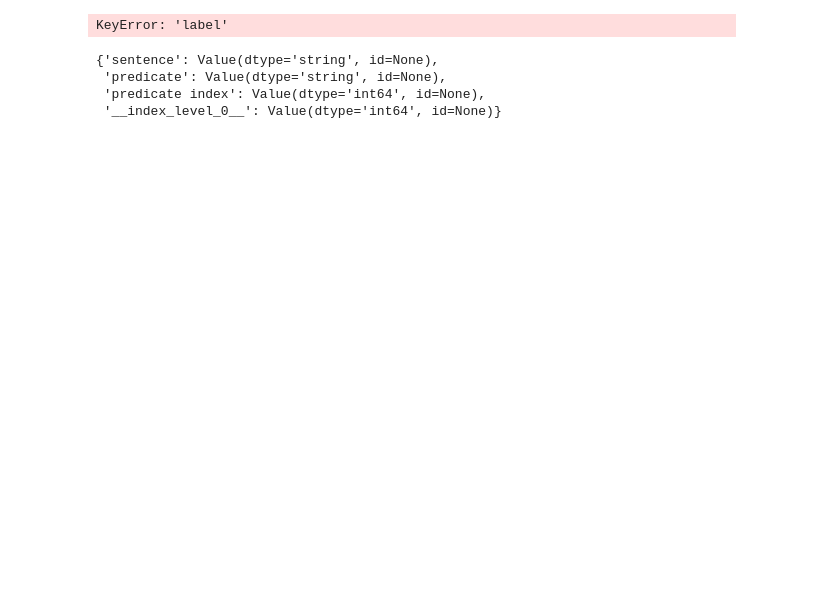
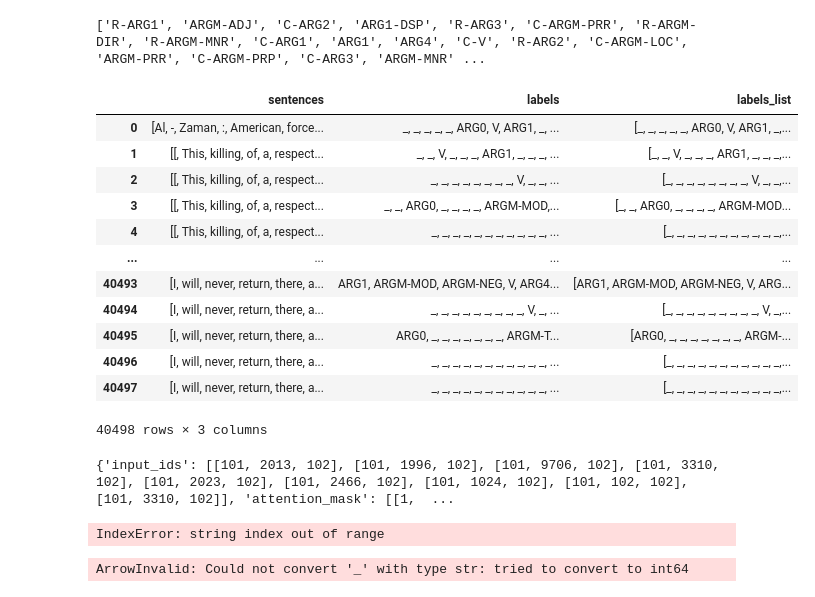
Before and after one commit to andpuc23/AdvancedNLP, a Jupyter notebook: Task_3/main.ipynb, the cells around one changed output. Saved outputs shown, nothing was run; the diff lists cells and outputs as text; code cells hidden in the pictures; blank space fills up the shorter version.

Commit message:
some errors

```diff
--- a/Task_3/main.ipynb
+++ b/Task_3/main.ipynb
@@ -10,7 +12,7 @@ from code_.bert import Tokenizer, convert_to_dataset, compute_metrics, task, bat
 # from datasets import load_metric
 # %%
 df_val = process_file('data/raw/en_ewt-up-dev.conllu')
-# df_train = process_file('data/raw/en_ewt-up-train.conllu')
+df_train = process_file('data/raw/en_ewt-up-train.conllu')
 df_test = process_file('data/raw/en_ewt-up-test.conllu')
 # %% [output]
 process_file(): dataframe len: 4979
@@ -36,4 +21,6 @@ labels_list = [] # to fill all possible gold labels here
+# %%
+df_val = extract_features(df_val)
+df_train = extract_features(df_train)
+df_test = extract_features(df_test)
 # %%
 dataset = convert_to_dataset(df_train, df_val, df_test)
-# %% [output]
-KeyError: 'label'
@@ -49,9 +27,27 @@ ds['test'] = ds_ts
-# %%
-ds['train'].features
-# %% [output]
-{'sentence': Value(dtype='string', id=None),
- 'predicate': Value(dtype='string', id=None),
- 'predicate index': Value(dtype='int64', id=None),
- '__index_level_0__': Value(dtype='int64', id=None)}
+# %%
+labels_list = get_labels_list_from_dataset(dataset)
+print(labels_list)
+# %% [output]
+['R-ARG1', 'ARGM-ADJ', 'C-ARG2', 'ARG1-DSP', 'R-ARG3', 'C-ARGM-PRR', 'R-ARGM-DIR', 'R-ARGM-MNR', 'C-ARG1', 'ARG1', 'ARG4', 'C-V', 'R-ARG2', 'C-ARGM-LOC', 'ARGM-PRR', 'C-ARGM-PRP', 'C-ARG3', 'ARGM-MNR' ...
 # %%
 tok = Tokenizer(model_checkpoint, labels_list)
+# %%
+dataset['train'].to_pandas()
+# %% [output]
+|  | sentences | labels | labels_list |
+| 0 | [Al, -, Zaman, :, American, force... | _, _, _, _, _, ARG0, V, ARG1, _, ... | [_, _, _, _, _, ARG0, V, ARG1, _,... |
+| 1 | [[, This, killing, of, a, respect... | _, _, V, _, _, _, ARG1, _, _, _, ... | [_, _, V, _, _, _, ARG1, _, _, _,... |
+| 2 | [[, This, killing, of, a, respect... | _, _, _, _, _, _, _, _, V, _, _, ... | [_, _, _, _, _, _, _, _, V, _, _,... |
+| 3 | [[, This, killing, of, a, respect... | _, _, ARG0, _, _, _, _, ARGM-MOD,... | [_, _, ARG0, _, _, _, _, ARGM-MOD... |
+| 4 | [[, This, killing, of, a, respect... | _, _, _, _, _, _, _, _, _, _, _, ... | [_, _, _, _, _, _, _, _, _, _, _,... |
+| ... | ... | ... | ... |
+| 40493 | [I, will, never, return, there, a... | ARG1, ARGM-MOD, ARGM-NEG, V, ARG4... | [ARG1, ARGM-MOD, ARGM-NEG, V, ARG... |
+| 40494 | [I, will, never, return, there, a... | _, _, _, _, _, _, _, _, _, V, _, ... | [_, _, _, _, _, _, _, _, _, V, _,... |
+| 40495 | [I, will, never, return, there, a... | ARG0, _, _, _, _, _, _, _, ARGM-T... | [ARG0, _, _, _, _, _, _, _, ARGM-... |
+| 40496 | [I, will, never, return, there, a... | _, _, _, _, _, _, _, _, _, _, _, ... | [_, _, _, _, _, _, _, _, _, _, _,... |
+| 40497 | [I, will, never, return, there, a... | _, _, _, _, _, _, _, _, _, _, _, ... | [_, _, _, _, _, _, _, _, _, _, _,... |
+40498 rows × 3 columns
+# %%
+tok.tokenizer(dataset['validation'][0]['sentences'])
+# %% [output]
+{'input_ids': [[101, 2013, 102], [101, 1996, 102], [101, 9706, 102], [101, 3310, 102], [101, 2023, 102], [101, 2466, 102], [101, 1024, 102], [101, 102, 102], [101, 3310, 102]], 'attention_mask': [[1,  ...
@@ -58,5 +85,11 @@ tok = Tokenizer(model_checkpoint, labels_list)
+# %%
+tokenize_and_align_labels(dataset['train'][0])
+# %% [output]
+IndexError: string index out of range
 # %%
-tokenized_datasets = dataset.map(tok.tokenize_and_align_labels, batched=True)
+# tokenized_datasets = dataset.map(tok.tokenize_and_align_labels)
+# %% [output]
+ArrowInvalid: Could not convert '_' with type str: tried to convert to int64
 # %%
 # initialise model
 # %%
```
Also changed, not shown: parts of 7 cells of this notebook, 2 other files.
